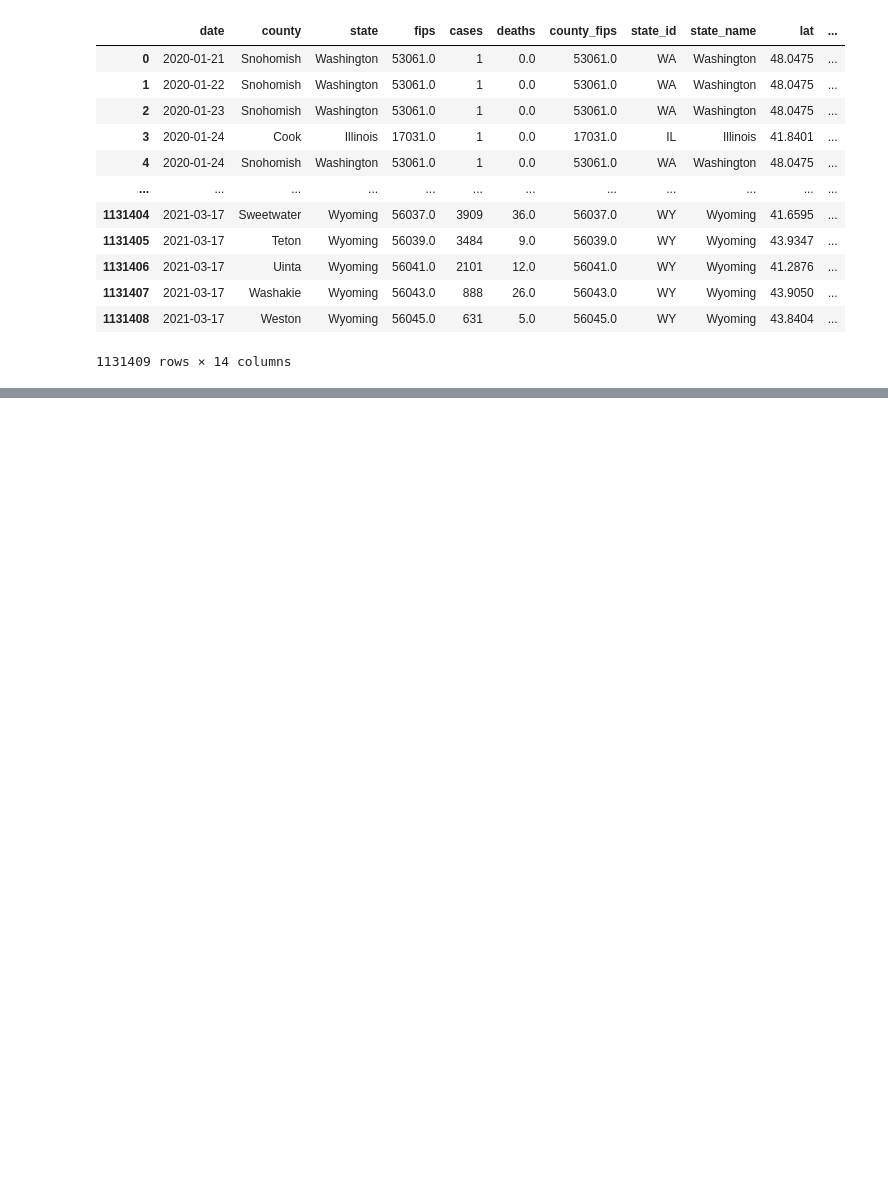
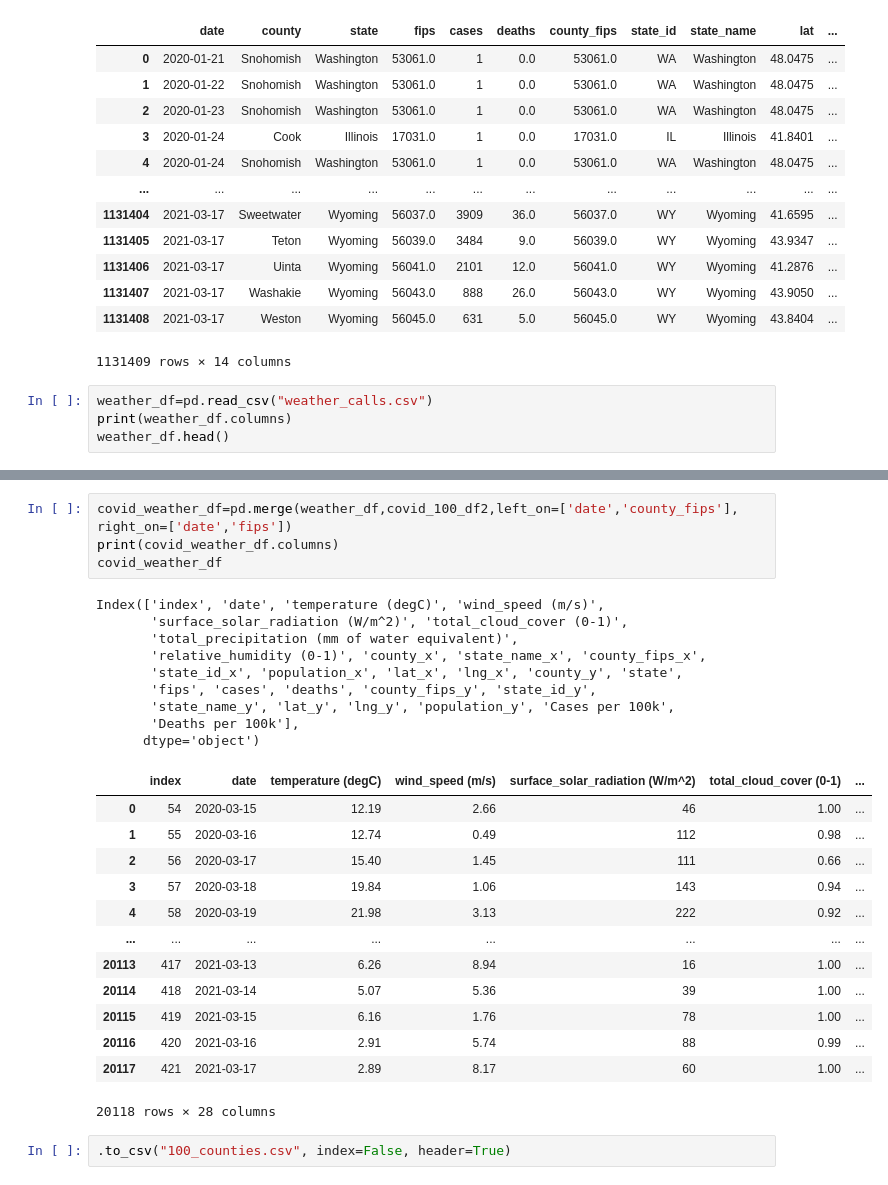
Before and after one commit to pkriger/project-01, a Jupyter notebook: Resources/covid_imported.ipynb, the cells around one changed output, grey strips where cells are left out. Saved outputs shown, nothing was run; the diff lists cells and outputs as text; blank space fills up the shorter version.

```diff
--- a/Resources/covid_imported.ipynb
+++ b/Resources/covid_imported.ipynb
@@ -161,3 +180,7 @@ covid_df2
 | 1131407 | 2021-03-17 | Washakie | Wyoming | 56043.0 | 888 | 26.0 | 56043.0 | WY | Wyoming | 43.9050 | ... |
 | 1131408 | 2021-03-17 | Weston | Wyoming | 56045.0 | 631 | 5.0 | 56045.0 | WY | Wyoming | 43.8404 | ... |
 1131409 rows × 14 columns
+# %%
+weather_df=pd.read_csv("weather_calls.csv")
+print(weather_df.columns)
+weather_df.head()
@@ -163,0 +200,29 @@ covid_df2
+# %%
+covid_weather_df=pd.merge(weather_df,covid_100_df2,left_on=['date','county_fips'], right_on=['date','fips'])
+print(covid_weather_df.columns)
+covid_weather_df
+# %% [output]
+Index(['index', 'date', 'temperature (degC)', 'wind_speed (m/s)',
+       'surface_solar_radiation (W/m^2)', 'total_cloud_cover (0-1)',
+       'total_precipitation (mm of water equivalent)',
+       'relative_humidity (0-1)', 'county_x', 'state_name_x', 'county_fips_x',
+       'state_id_x', 'population_x', 'lat_x', 'lng_x', 'county_y', 'state',
+       'fips', 'cases', 'deaths', 'county_fips_y', 'state_id_y',
+       'state_name_y', 'lat_y', 'lng_y', 'population_y', 'Cases per 100k',
+       'Deaths per 100k'],
+      dtype='object')
+|  | index | date | temperature (degC) | wind_speed (m/s) | surface_solar_radiation (W/m^2) | total_cloud_cover (0-1) | ... |
+| 0 | 54 | 2020-03-15 | 12.19 | 2.66 | 46 | 1.00 | ... |
+| 1 | 55 | 2020-03-16 | 12.74 | 0.49 | 112 | 0.98 | ... |
+| 2 | 56 | 2020-03-17 | 15.40 | 1.45 | 111 | 0.66 | ... |
+| 3 | 57 | 2020-03-18 | 19.84 | 1.06 | 143 | 0.94 | ... |
+| 4 | 58 | 2020-03-19 | 21.98 | 3.13 | 222 | 0.92 | ... |
+| ... | ... | ... | ... | ... | ... | ... | ... |
+| 20113 | 417 | 2021-03-13 | 6.26 | 8.94 | 16 | 1.00 | ... |
+| 20114 | 418 | 2021-03-14 | 5.07 | 5.36 | 39 | 1.00 | ... |
+| 20115 | 419 | 2021-03-15 | 6.16 | 1.76 | 78 | 1.00 | ... |
+| 20116 | 420 | 2021-03-16 | 2.91 | 5.74 | 88 | 0.99 | ... |
+| 20117 | 421 | 2021-03-17 | 2.89 | 8.17 | 60 | 1.00 | ... |
+20118 rows × 28 columns
+# %%
+.to_csv("100_counties.csv", index=False, header=True)
```
Also changed, not shown: parts of 4 cells of this notebook, 1 other file.
